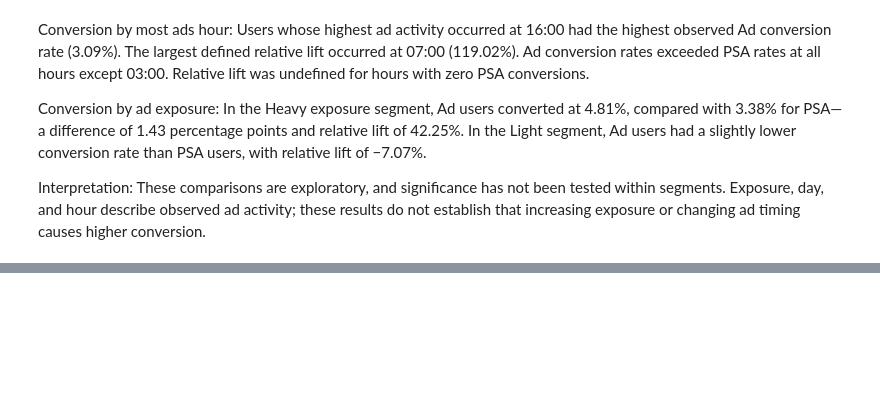
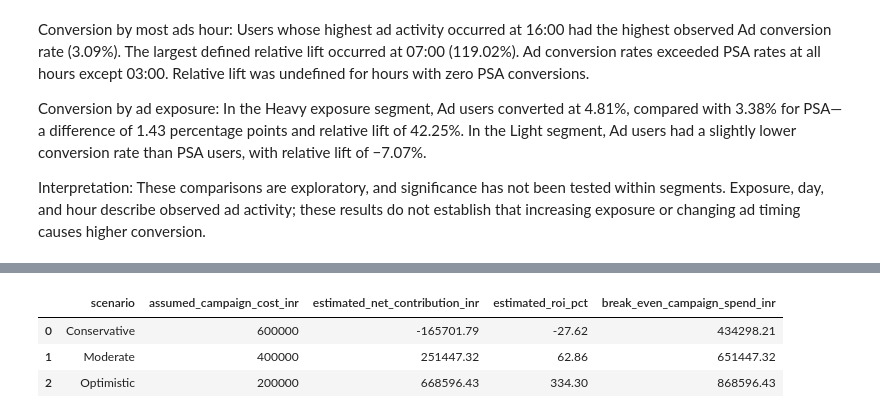
Before and after one commit to mehakgupta0406/marketing-ab-test-analysis, a Jupyter notebook: Marketing_ab_testing.ipynb, the cells around one changed output, grey strips where cells are left out. Cells and saved outputs as stored; diff of their text form; code cells hidden in the pictures; blank space fills up the shorter version.

```diff
--- a/Marketing_ab_testing.ipynb
+++ b/Marketing_ab_testing.ipynb
@@ -655,0 +712,19 @@ Interpretation: These comparisons are exploratory, and significance has not been
+# %%
+roi_scenarios["break_even_campaign_spend_inr"] = (
+    roi_scenarios["estimated_incremental_contribution_inr"]
+)
+
+display(
+    roi_scenarios[[
+        "scenario",
+        "assumed_campaign_cost_inr",
+        "estimated_net_contribution_inr",
+        "estimated_roi_pct",
+        "break_even_campaign_spend_inr"
+    ]].round(2)
+)
+# %% [output]
+|  | scenario | assumed_campaign_cost_inr | estimated_net_contribution_inr | estimated_roi_pct | break_even_campaign_spend_inr |
+| 0 | Conservative | 600000 | -165701.79 | -27.62 | 434298.21 |
+| 1 | Moderate | 400000 | 251447.32 | 62.86 | 651447.32 |
+| 2 | Optimistic | 200000 | 668596.43 | 334.30 | 868596.43 |
```
Also changed, not shown: parts of 6 cells of this notebook.
